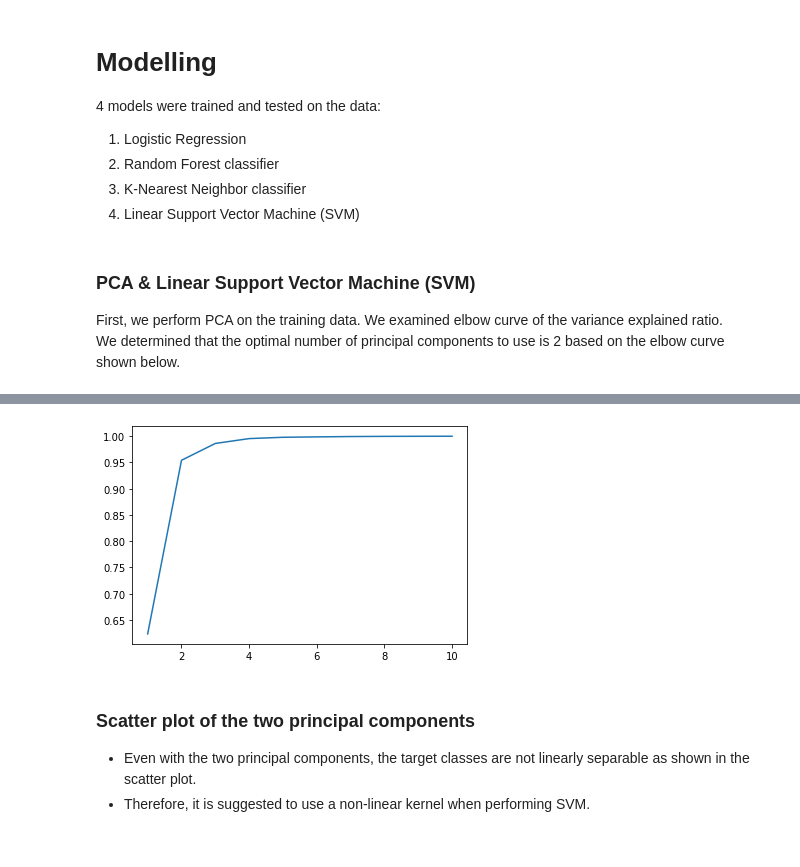
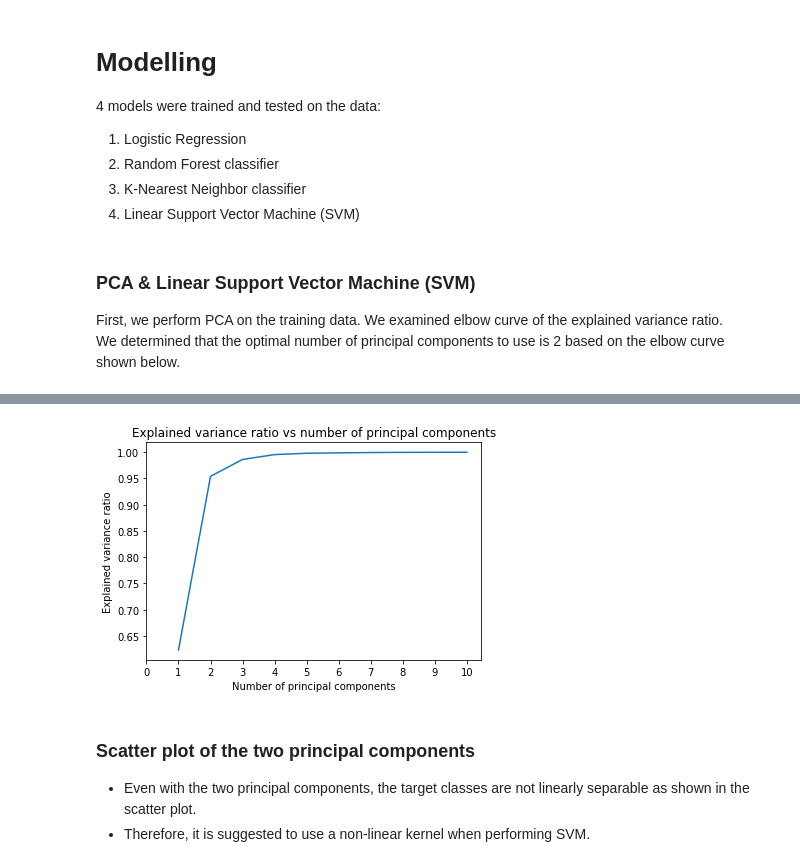
Before and after one commit to junyitt/machine_learning_project, a Jupyter notebook: pca.ipynb, the cells around one changed output, grey strips where cells are left out. Cells and saved outputs as stored; diff of their text form; code cells hidden in the pictures.

```diff
--- a/pca.ipynb
+++ b/pca.ipynb
@@ -135,7 +137,7 @@ print(y_train.mean(), y_test.mean()) # proportion of class = 1 is similar for tr
 4. Linear Support Vector Machine (SVM)
 # %% [markdown]
 ### PCA & Linear Support Vector Machine (SVM)
-First, we perform PCA on the training data. We examined elbow curve of the variance explained ratio.
+First, we perform PCA on the training data. We examined elbow curve of the explained variance ratio.
 We determined that the optimal number of principal components to use is 2 based on the elbow curve shown below.
 # %%
 pca = PCA(n_components=10)
@@ -144,5 +146,9 @@ explained = pca.explained_variance_ratio_.cumsum()
 xaxis = [j+1 for j in range(len(explained))]
 
 plt.plot(xaxis, explained)
+plt.title("Explained variance ratio vs number of principal components")
+plt.ylabel("Explained variance ratio")
+plt.xlabel("Number of principal components")
+plt.xticks(list(range(11)))
 explained[1]
 # %% [output]
@@ -150,4 +156,4 @@ explained[1]
-[figure, old version]
+[figure, new version]
 # %% [markdown]
 ### Scatter plot of the two principal components
 - Even with the two principal components, the target classes are not linearly separable as shown in the scatter plot.
```
Also changed, not shown: parts of 7 cells of this notebook, 3 other files.
